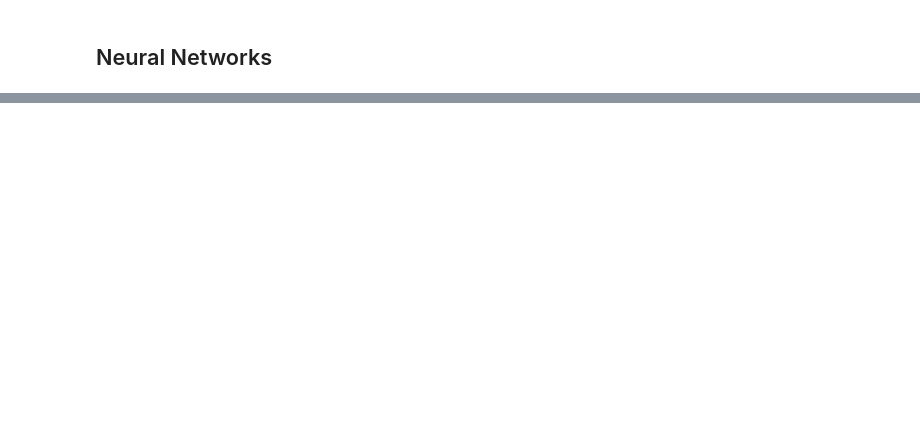
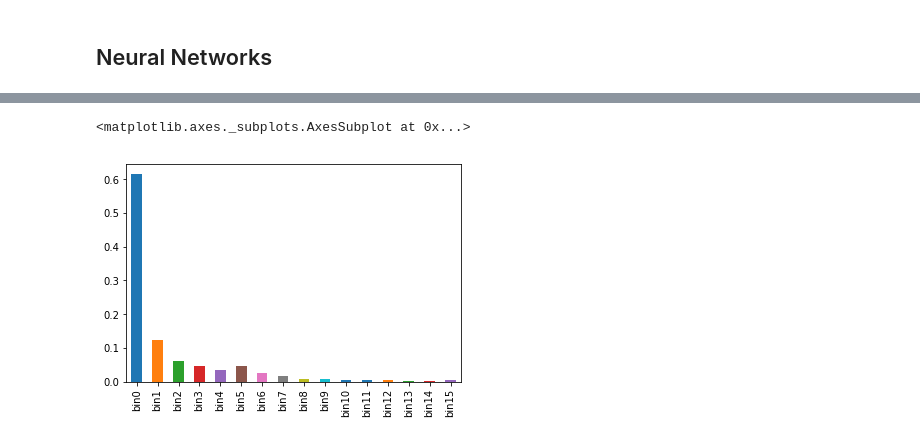
Before and after one commit to MihaiVisu/HonoursProject, a Jupyter notebook: notebooks/all_transport_data.ipynb, the cells around one changed output, grey strips where cells are left out. Saved outputs shown, nothing was run; the diff lists cells and outputs as text; code cells hidden in the pictures; blank space fills up the shorter version.

```diff
--- a/notebooks/all_transport_data.ipynb
+++ b/notebooks/all_transport_data.ipynb
@@ -240,0 +317,5 @@ Accuracy: 0.827519812479
+# %%
+normalised_bike_old_bins.describe().loc['mean'].plot(kind='bar')
+# %% [output]
+<matplotlib.axes._subplots.AxesSubplot at 0x...>
+[figure, added]
```
Also changed, not shown: parts of 30 cells of this notebook, 1 other file.
